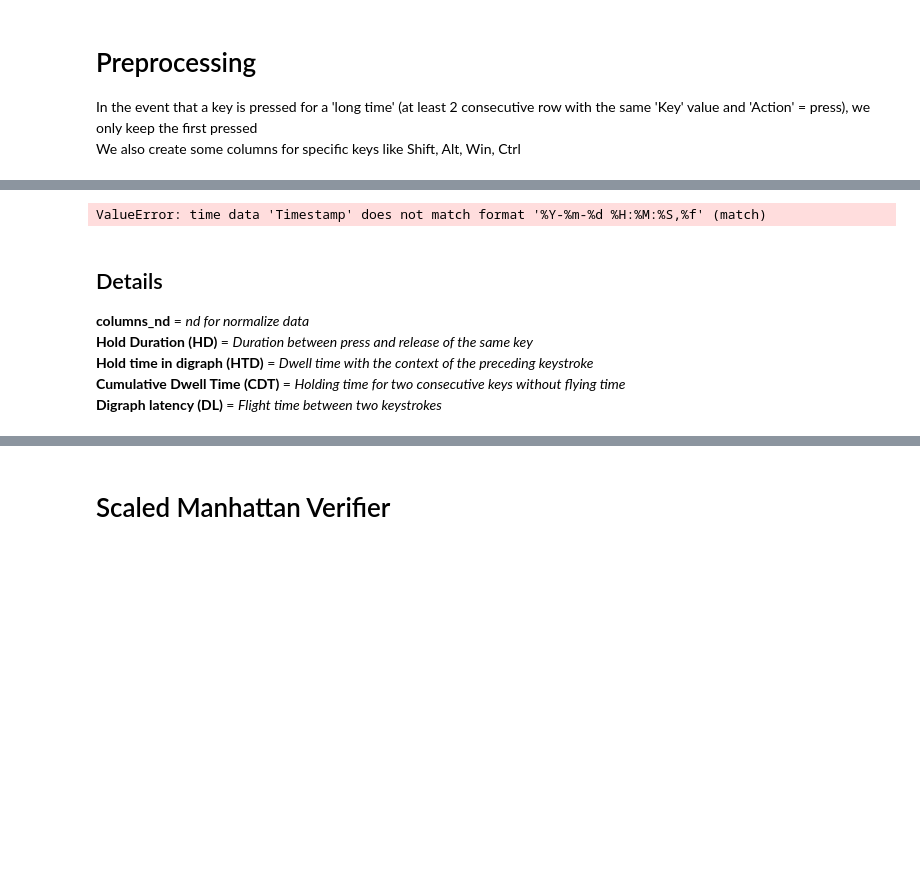
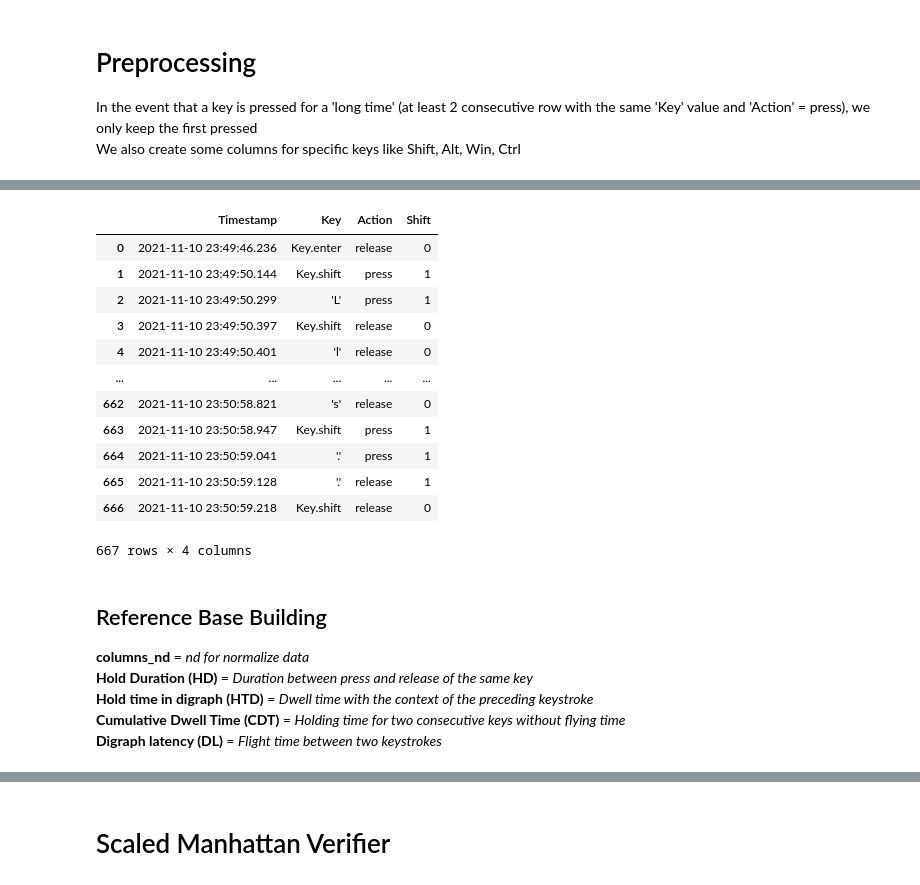
Before and after one commit to Belzerion/OT2, a Jupyter notebook: Preprocessing.ipynb, the cells around one changed output, grey strips where cells are left out. Cells and saved outputs as stored; diff of their text form; code cells hidden in the pictures; blank space fills up the shorter version.

```diff
--- a/Preprocessing.ipynb
+++ b/Preprocessing.ipynb
@@ -149,9 +185,26 @@ KeyError: 4712
 # %%
+dataframe = pd.read_csv("test.csv", sep = ";", names=columns, encoding = "ISO-8859-1")
+dataframe = preprocess_holding(dataframe)
+dataframe = preprocess_shift(dataframe)
 dataframe['Timestamp'] = pd.to_datetime(dataframe['Timestamp'], format='%Y-%m-%d %H:%M:%S,%f')
+dataframe.to_csv("test_preprocessed.csv", sep=';', encoding = "ISO-8859-1")
+display(dataframe)
 # %% [output]
+|  | Timestamp | Key | Action | Shift |
+| 0 | 2021-11-10 23:49:46.236 | Key.enter | release | 0 |
+| 1 | 2021-11-10 23:49:50.144 | Key.shift | press | 1 |
+| 2 | 2021-11-10 23:49:50.299 | 'L' | press | 1 |
+| 3 | 2021-11-10 23:49:50.397 | Key.shift | release | 0 |
+| 4 | 2021-11-10 23:49:50.401 | 'l' | release | 0 |
+| ... | ... | ... | ... | ... |
+| 662 | 2021-11-10 23:50:58.821 | 's' | release | 0 |
+| 663 | 2021-11-10 23:50:58.947 | Key.shift | press | 1 |
+| 664 | 2021-11-10 23:50:59.041 | '.' | press | 1 |
+| 665 | 2021-11-10 23:50:59.128 | '.' | release | 1 |
+| 666 | 2021-11-10 23:50:59.218 | Key.shift | release | 0 |
-ValueError: time data 'Timestamp' does not match format '%Y-%m-%d %H:%M:%S,%f' (match)
+667 rows × 4 columns
 # %% [markdown]
-## Details
+## Reference Base Building
 
 **columns_nd** = *nd for normalize data* <br>
 **Hold Duration (HD)** = *Duration between press and release of the same key* <br>
```
Also changed, not shown: parts of 8 cells of this notebook.
